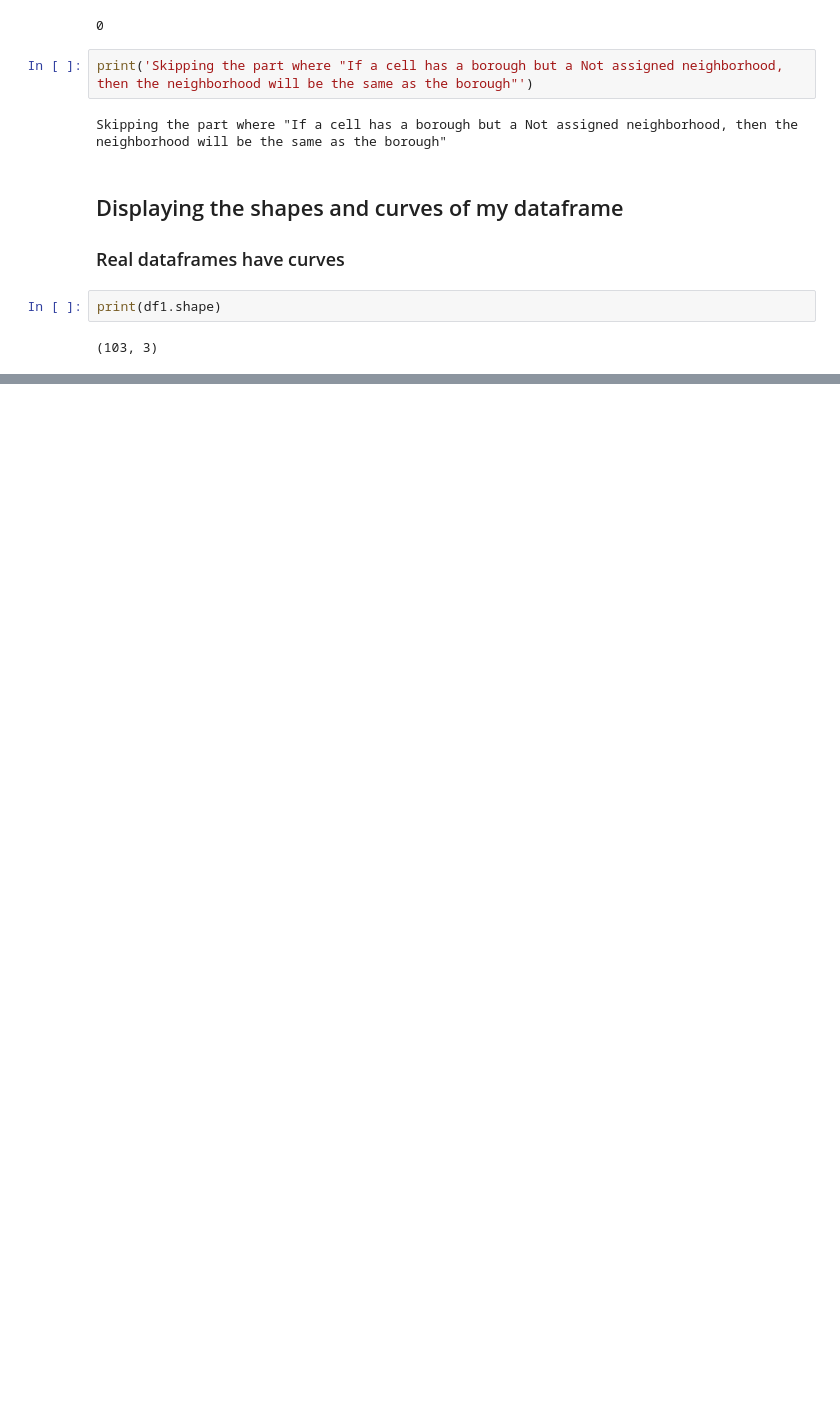
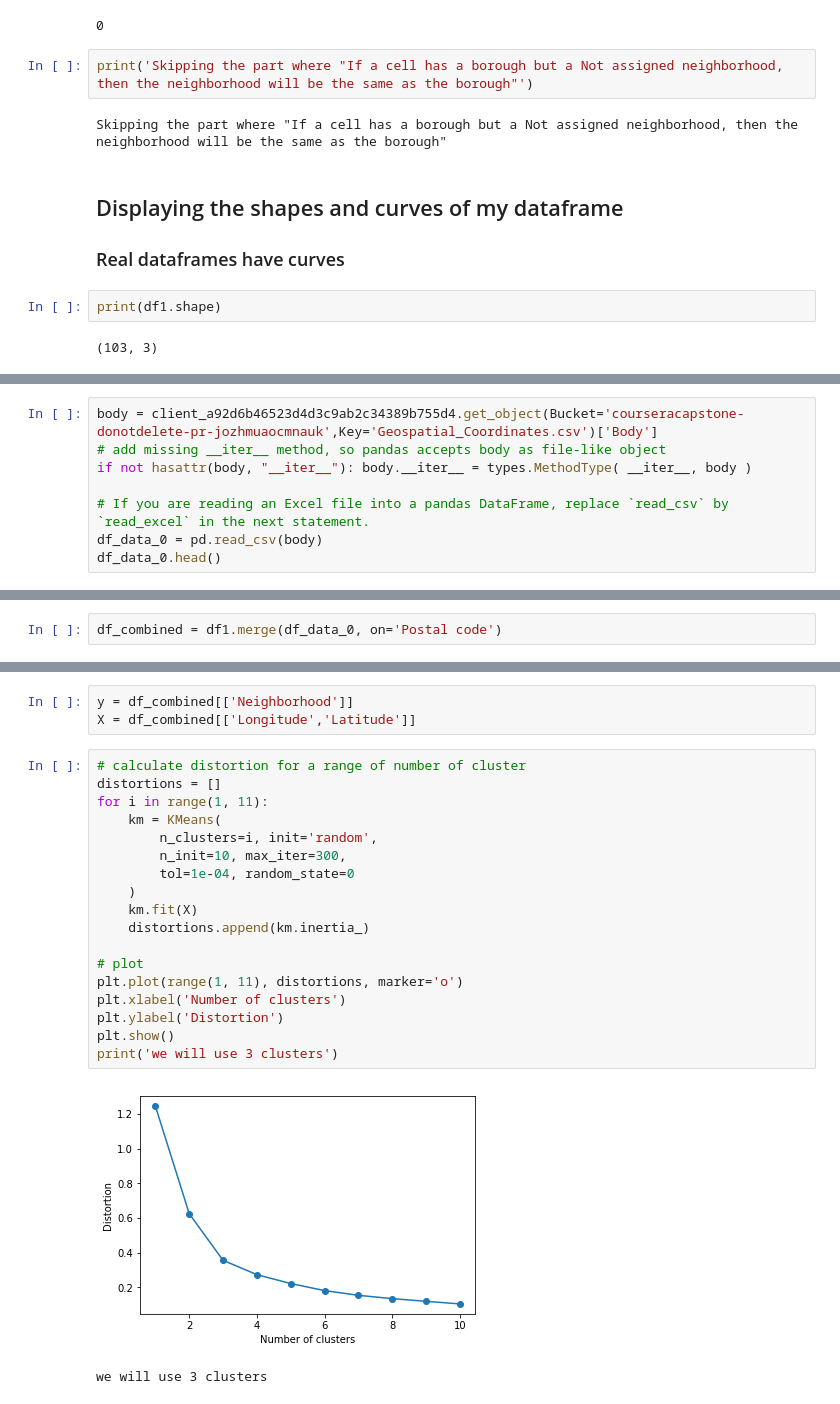
Before and after one commit to danielecarparo/Coursera_Capstone, a Jupyter notebook: Week 3.ipynb, the cells around one changed output, grey strips where cells are left out. Drawn from its saved outputs; the diff is of its cells as text; blank space fills up the shorter version.

```diff
--- a/Week 3.ipynb
+++ b/Week 3.ipynb
@@ -95,0 +117,8 @@ print(df1.shape)
+# %%
+body = client_a92d6b46523d4d3c9ab2c34389b755d4.get_object(Bucket='courseracapstone-donotdelete-pr-jozhmuaocmnauk',Key='Geospatial_Coordinates.csv')['Body']
+# add missing __iter__ method, so pandas accepts body as file-like object
+if not hasattr(body, "__iter__"): body.__iter__ = types.MethodType( __iter__, body )
+
+# If you are reading an Excel file into a pandas DataFrame, replace `read_csv` by `read_excel` in the next statement.
+df_data_0 = pd.read_csv(body)
+df_data_0.head()
@@ -95,0 +132,2 @@ print(df1.shape)
+# %%
+df_combined = df1.merge(df_data_0, on='Postal code')
@@ -95,0 +152,24 @@ print(df1.shape)
+# %%
+y = df_combined[['Neighborhood']]
+X = df_combined[['Longitude','Latitude']]
+# %%
+# calculate distortion for a range of number of cluster
+distortions = []
+for i in range(1, 11):
+    km = KMeans(
+        n_clusters=i, init='random',
+        n_init=10, max_iter=300,
+        tol=1e-04, random_state=0
+    )
+    km.fit(X)
+    distortions.append(km.inertia_)
+
+# plot
+plt.plot(range(1, 11), distortions, marker='o')
+plt.xlabel('Number of clusters')
+plt.ylabel('Distortion')
+plt.show()
+print('we will use 3 clusters')
+# %% [output]
+[figure, added]
+we will use 3 clusters
```
Also changed, not shown: parts of 14 cells of this notebook.
